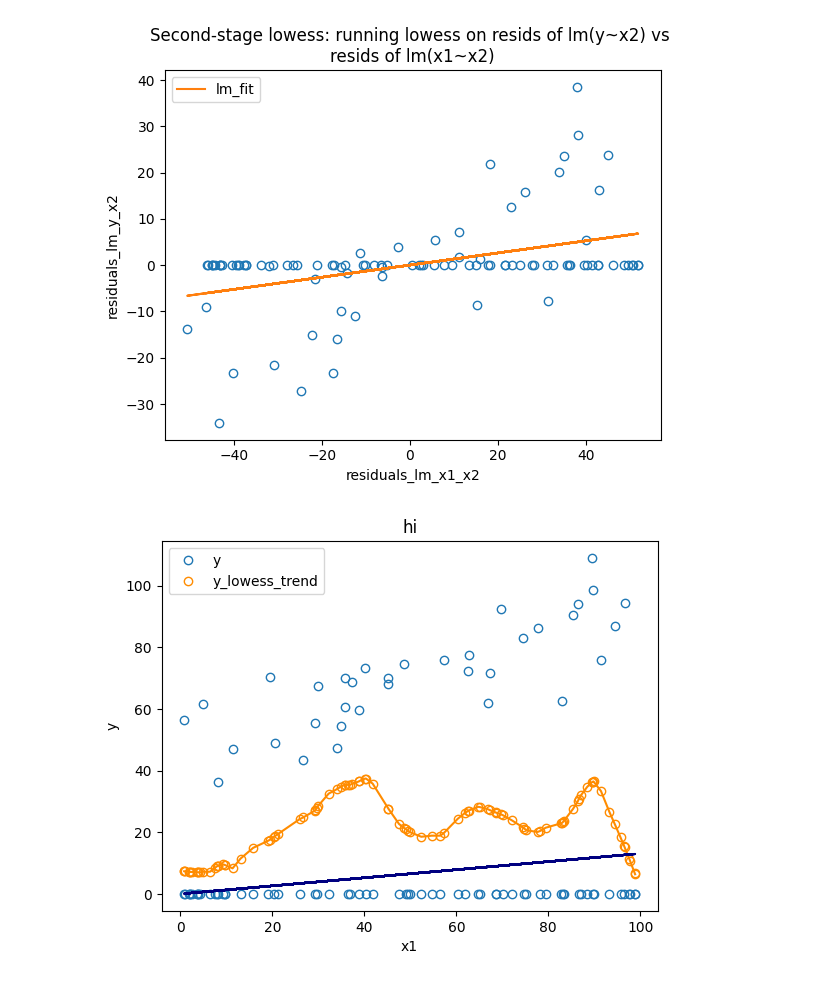
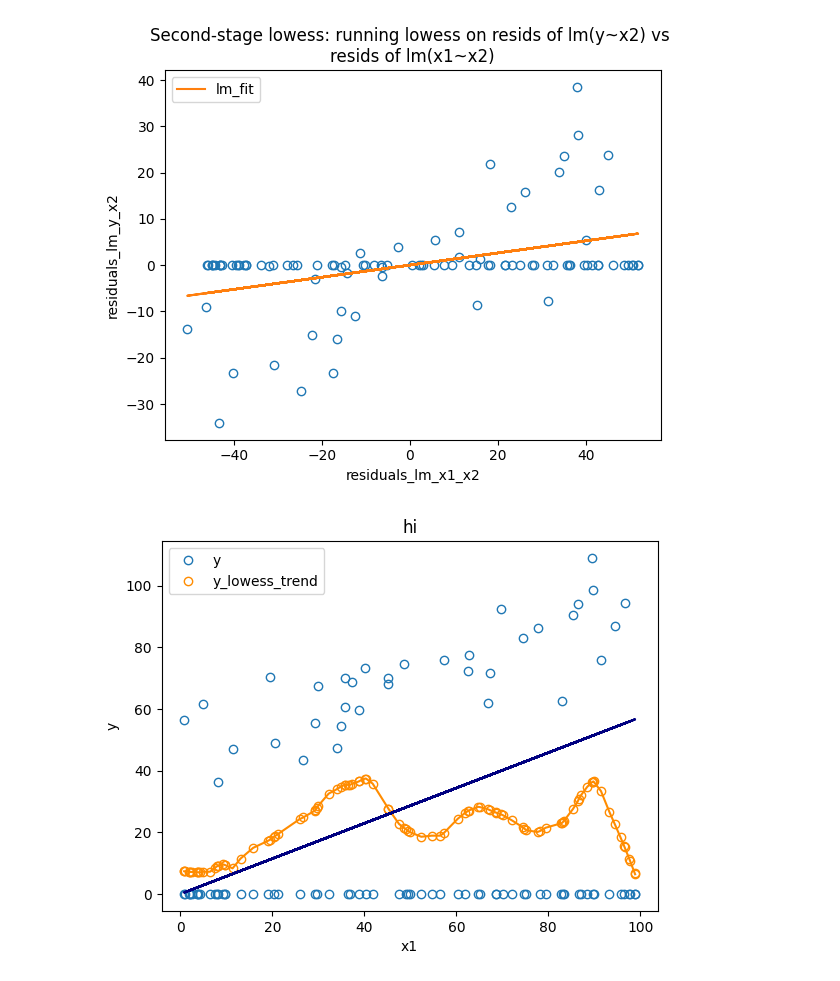
Before and after one commit to nayefahmad/stats-notes, a Jupyter notebook: src/2022-12-19_two-stage-lowess-regression.ipynb, the cells around one changed output. Drawn from its saved outputs; the diff is of its cells as text; code cells hidden in the pictures.

```diff
--- a/src/2022-12-19_two-stage-lowess-regression.ipynb
+++ b/src/2022-12-19_two-stage-lowess-regression.ipynb
@@ -175,0 +181,9 @@ residuals_lm_y_x2 = y - predictions_lm_y_x2
+# %%
+tscv_r2 = []
+tscv = TimeSeriesSplit(n_splits=5)
+for train, test in tscv.split(X_categorical):
+    m = LinearRegression(fit_intercept=True)
+    m.fit(X_categorical[train], y[train])
+    r2 = m.score(X_categorical[test], y[test])
+    tscv_r2.append(r2)
+np.array(tscv_r2).mean()
@@ -217,0 +242,9 @@ residuals_lm_x1_x2 = x1 - predictions_lm_x1_x2
+# %%
+tscv_r2 = []
+tscv = TimeSeriesSplit(n_splits=5)
+for train, test in tscv.split(X_categorical):
+    m = LinearRegression(fit_intercept=True)
+    m.fit(X_categorical[train], x1[train])
+    r2 = m.score(X_categorical[test], x1[test])
+    tscv_r2.append(r2)
+np.array(tscv_r2).mean()
@@ -333,0 +374,9 @@ cross_val_score(m4, X, y, cv=5, scoring="r2").mean()
+# %%
+tscv_r2 = []
+tscv = TimeSeriesSplit(n_splits=5)
+for train, test in tscv.split(X):
+    m = LinearRegression(fit_intercept=True)
+    m.fit(X[train], y[train])
+    r2 = m.score(X[test], y[test])
+    tscv_r2.append(r2)
+np.array(tscv_r2).mean()
@@ -379,21 +432,21 @@ fig.show()
 # %%
 title = "hi"  # todo:
 fig, ax = plt.subplots()
 ax.plot(x1, y, "o", mfc="none", label="y")
 ax.plot(
     y_lowess[:, 0],
     y_lowess[:, 1],
     "o",
     mfc="none",
     label="y_lowess_trend",
     color="darkorange",
 )
 ax.plot(y_lowess[:, 0], y_lowess[:, 1], color="darkorange")
-ax.plot(x1, m.coef_ * x1, color="navy")  # todo: fix this
+ax.plot(x1, m.coef_[0] * x1, color="navy")  # todo: fix this
 ax.set_title(title)
 ax.set_xlabel("x1")
 ax.set_ylabel("y")
 ax.legend()
 fig.show()
 # %% [output]
-[figure, old version]
+[figure, new version]
```
Also changed, not shown: parts of 12 cells of this notebook.
